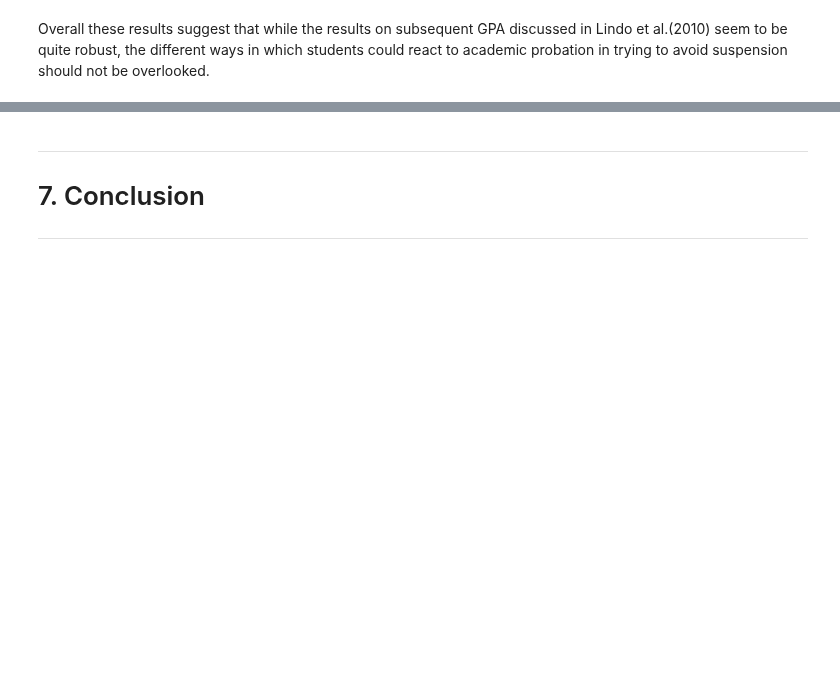
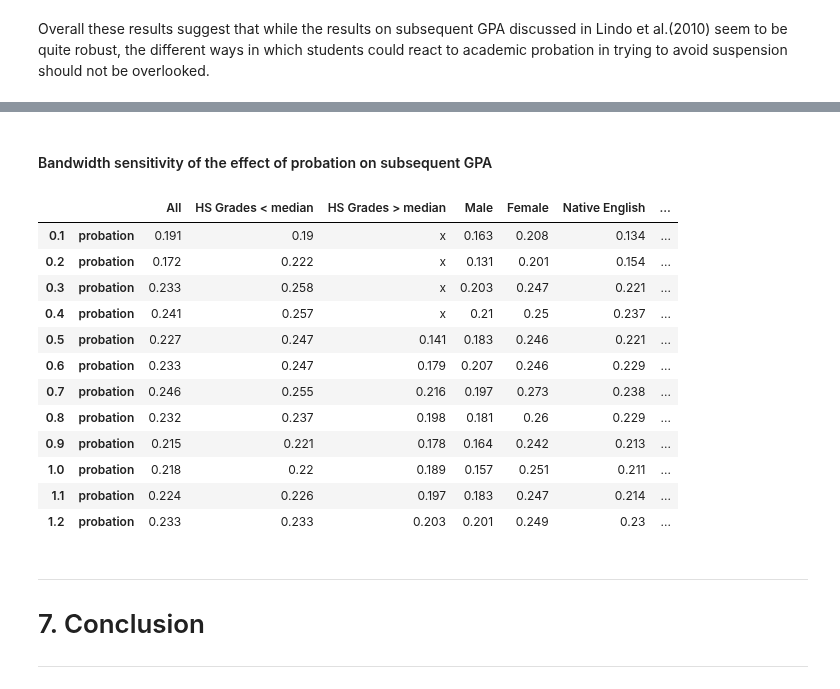
Before and after one commit to amageh/replication-performance-standards, a Jupyter notebook: project.ipynb, the cells around one changed output, grey strips where cells are left out. Cells and saved outputs as stored; diff of their text form; code cells hidden in the pictures; blank space fills up the shorter version.

```diff
--- a/project.ipynb
+++ b/project.ipynb
@@ -731,3 +664,23 @@ plot_figure4_with_CI(data=sample12, pred=predictions_fig4_CI)
+# %% [markdown]
+#### Bandwidth sensitivity of the effect of probation on subsequent GPA
+# %%
+summary_nextGPA = bandwidth_sensitivity_summary(data, 'nextGPA', groups_dict_keys, groups_dict_columns, regressors)
+summary_nextGPA.loc[(bandwidths,'probation'),:]
+# summary_nextGPA
+# %% [output]
+|  |  | All | HS Grades < median | HS Grades > median | Male | Female | Native English | ... |
+| 0.1 | probation | 0.191 | 0.19 | x | 0.163 | 0.208 | 0.134 | ... |
+| 0.2 | probation | 0.172 | 0.222 | x | 0.131 | 0.201 | 0.154 | ... |
+| 0.3 | probation | 0.233 | 0.258 | x | 0.203 | 0.247 | 0.221 | ... |
+| 0.4 | probation | 0.241 | 0.257 | x | 0.21 | 0.25 | 0.237 | ... |
+| 0.5 | probation | 0.227 | 0.247 | 0.141 | 0.183 | 0.246 | 0.221 | ... |
+| 0.6 | probation | 0.233 | 0.247 | 0.179 | 0.207 | 0.246 | 0.229 | ... |
+| 0.7 | probation | 0.246 | 0.255 | 0.216 | 0.197 | 0.273 | 0.238 | ... |
+| 0.8 | probation | 0.232 | 0.237 | 0.198 | 0.181 | 0.26 | 0.229 | ... |
+| 0.9 | probation | 0.215 | 0.221 | 0.178 | 0.164 | 0.242 | 0.213 | ... |
+| 1.0 | probation | 0.218 | 0.22 | 0.189 | 0.157 | 0.251 | 0.211 | ... |
+| 1.1 | probation | 0.224 | 0.226 | 0.197 | 0.183 | 0.247 | 0.214 | ... |
+| 1.2 | probation | 0.233 | 0.233 | 0.203 | 0.201 | 0.249 | 0.23 | ... |
 # %% [markdown]
 ---
 # 7. Conclusion
```
Also changed, not shown: parts of 20 cells of this notebook, 4 other files.
